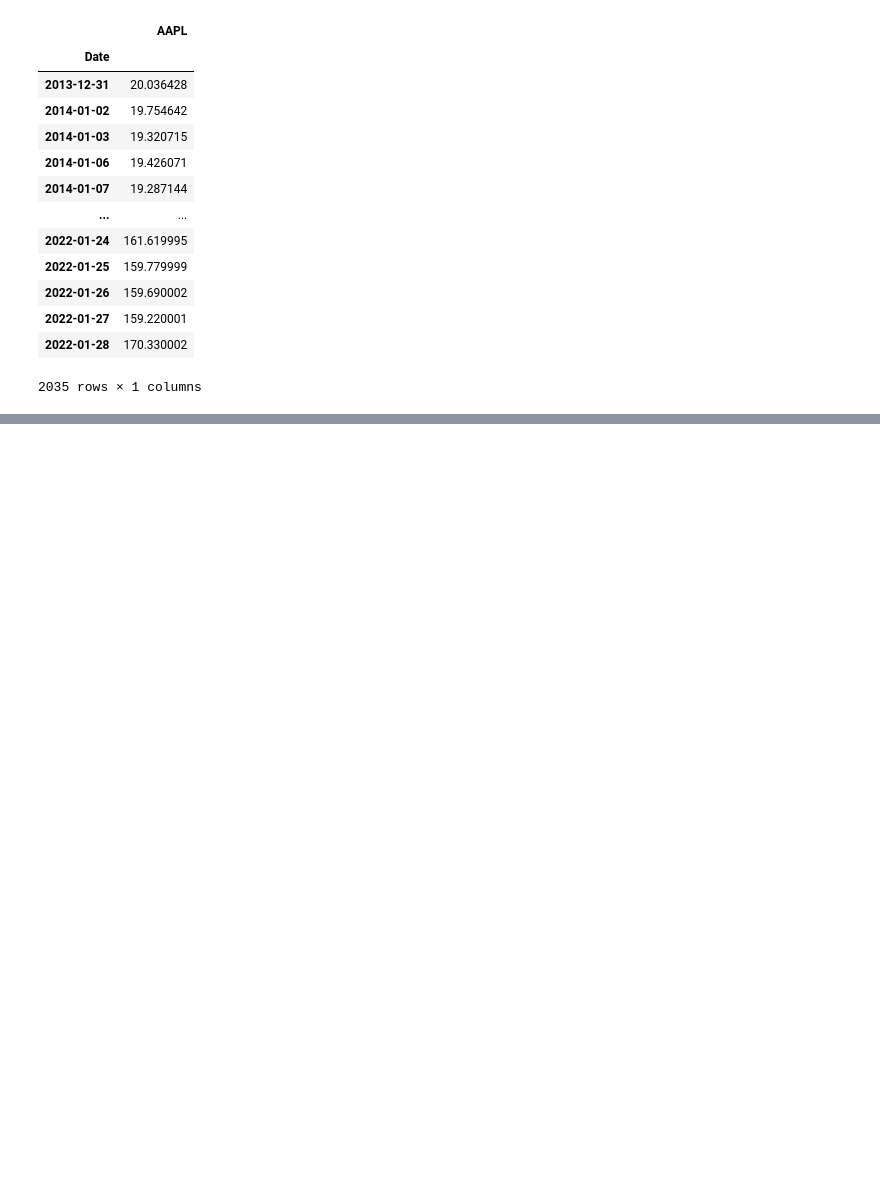
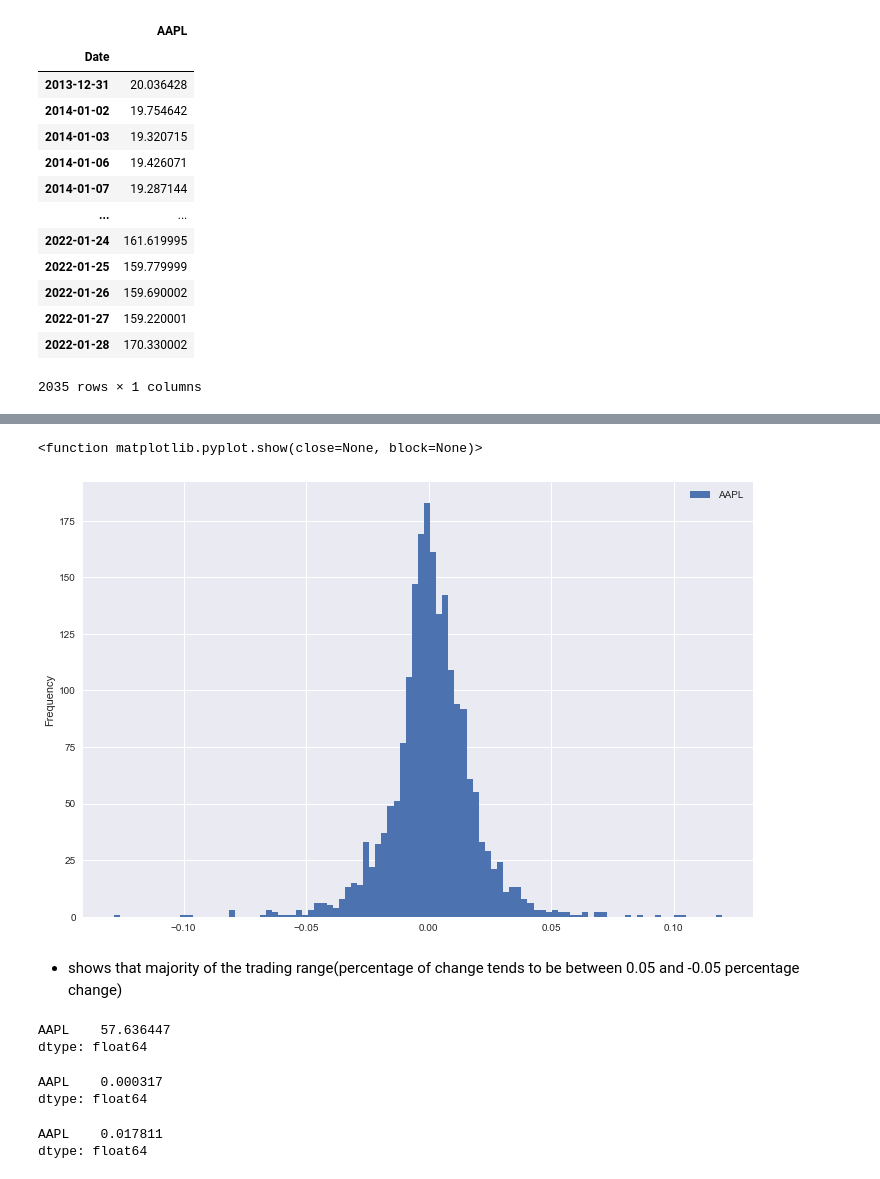
Before and after one commit to Janadhi14/Algo-trading, a Jupyter notebook: Introduction.ipynb, the cells around one changed output, grey strips where cells are left out. Cells and saved outputs as stored; diff of their text form; code cells hidden in the pictures; blank space fills up the shorter version.

Commit message:
mean, varience and standard deviation calculated

```diff
--- a/Introduction.ipynb
+++ b/Introduction.ipynb
@@ -391,0 +469,4 @@ aapl
+# %%
+aapl["Diff2"] = aapl.AAPL.diff(periods= 1)
+aapl
+# another way of getting the difference
@@ -391,0 +488,4 @@ aapl
+# %%
+#we are also able to use the percentage change function to this function
+aapl["% Change2"] = aapl.AAPL.pct_change(periods= 1).mul(100)
+aapl
@@ -391,0 +525,3 @@ aapl
+# %%
+aapl.rename(columns = {'% Change2': 'Change'}, inplace = True)
+aapl
@@ -391,0 +612,3 @@ aapl
+# %%
+# creating a new variable ret and setting that is going to calculate the daily returns (% change during the day )
+ret = aapl.pct_change().dropna() # dropna will remove the na from the data frame
@@ -391,0 +626,30 @@ aapl
+# %%
+# here we are creating a plot of the
+ret.plot(kind= "hist", figsize = (12,8), bins= 100) # plotting a histagram,bins is the bins that your data will be divided into
+plt.show
+# %% [output]
+<function matplotlib.pyplot.show(close=None, block=None)>
+[figure, added]
+# %% [markdown]
+- shows that majority of the trading range(percentage of change tends to be between 0.05 and -0.05 percentage change)
+# %%
+# lets calcuate the mean return
+daily_mean_return= aapl.mean()
+daily_mean_return
+# %% [output]
+AAPL    57.636447
+dtype: float64
+# %%
+# lets calculate the varience
+var_daily = ret.var()
+var_daily
+# %% [output]
+AAPL    0.000317
+dtype: float64
+# %%
+# lets look at the standard deviation
+st_daily =np.sqrt(var_daily)
+st_daily
+# %% [output]
+AAPL    0.017811
+dtype: float64
```
Also changed, not shown: parts of 16 cells of this notebook.
